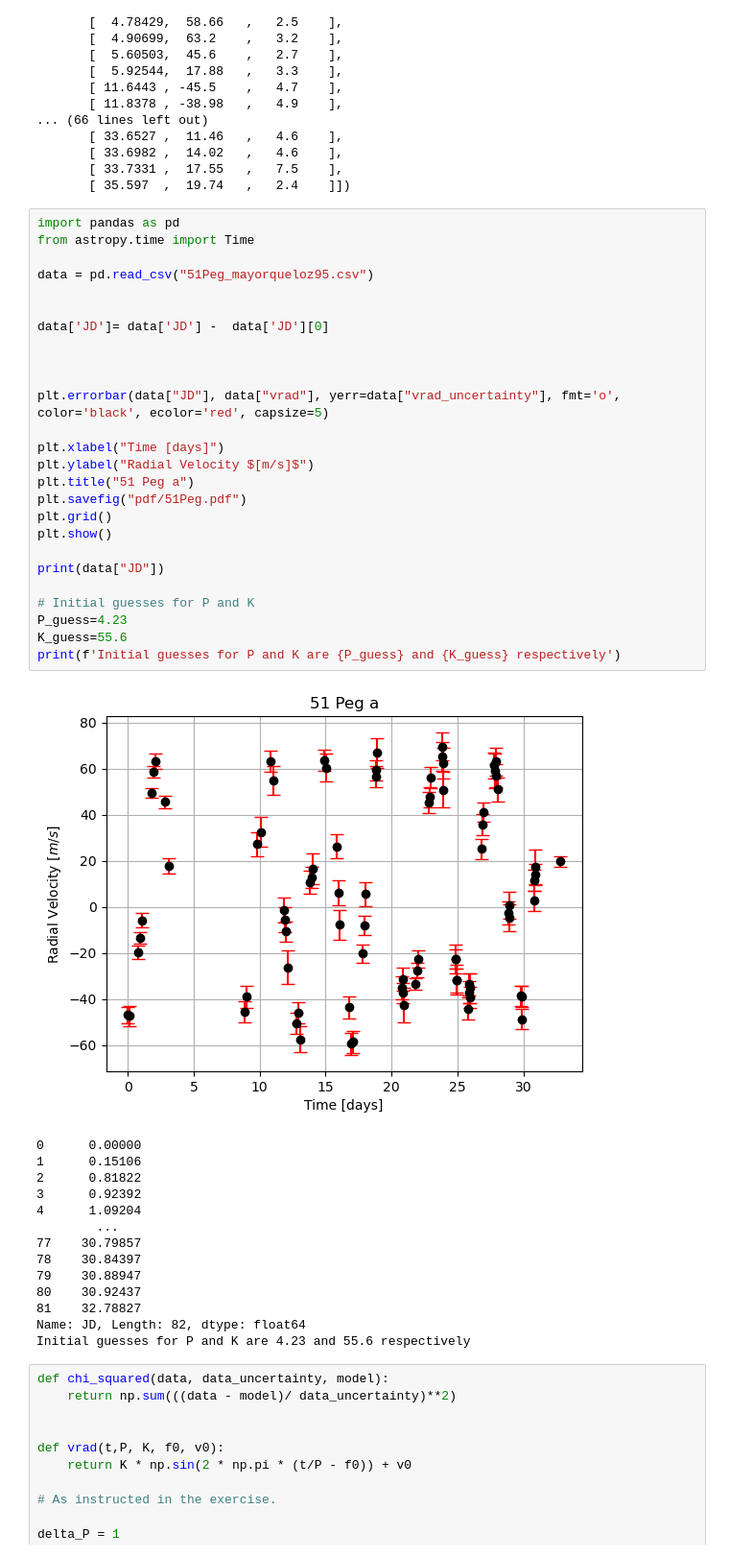
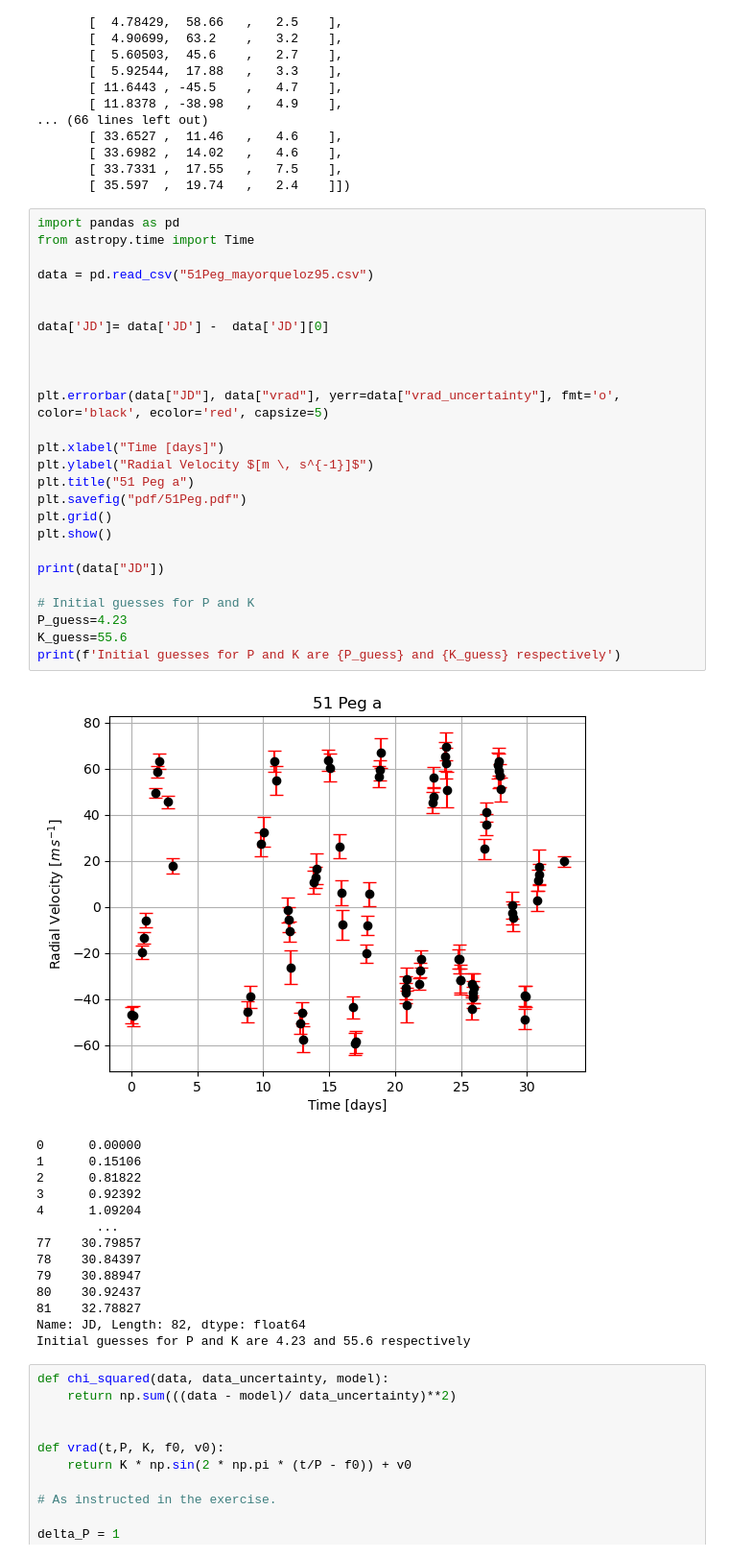
Before and after one commit to TapWhite/ALOP-2, a Jupyter notebook: problems.ipynb, the cells around one changed output. Shown at 96% size. Saved outputs shown, nothing was run; the diff lists cells and outputs as text.

```diff
--- a/problems.ipynb
+++ b/problems.ipynb
@@ -24,31 +24,31 @@ array([[  2.80873, -46.96   ,   3.6    ],
 # %%
 import pandas as pd
 from astropy.time import Time
 
 data = pd.read_csv("51Peg_mayorqueloz95.csv")
 
 
 data['JD']= data['JD'] -  data['JD'][0]
 
 
 
 plt.errorbar(data["JD"], data["vrad"], yerr=data["vrad_uncertainty"], fmt='o', color='black', ecolor='red', capsize=5)
 
 plt.xlabel("Time [days]")
-plt.ylabel("Radial Velocity $[m/s]$")
+plt.ylabel("Radial Velocity $[m \, s^{-1}]$")
 plt.title("51 Peg a")
 plt.savefig("pdf/51Peg.pdf")
 plt.grid()
 plt.show()
 
 print(data["JD"])
 
 # Initial guesses for P and K
 P_guess=4.23
 K_guess=55.6
 print(f'Initial guesses for P and K are {P_guess} and {K_guess} respectively')
 # %% [output]
-[figure, old version]
+[figure, new version]
 0      0.00000
 1      0.15106
 2      0.81822
```
Also changed, not shown: parts of 4 cells of this notebook, 3 other files.
